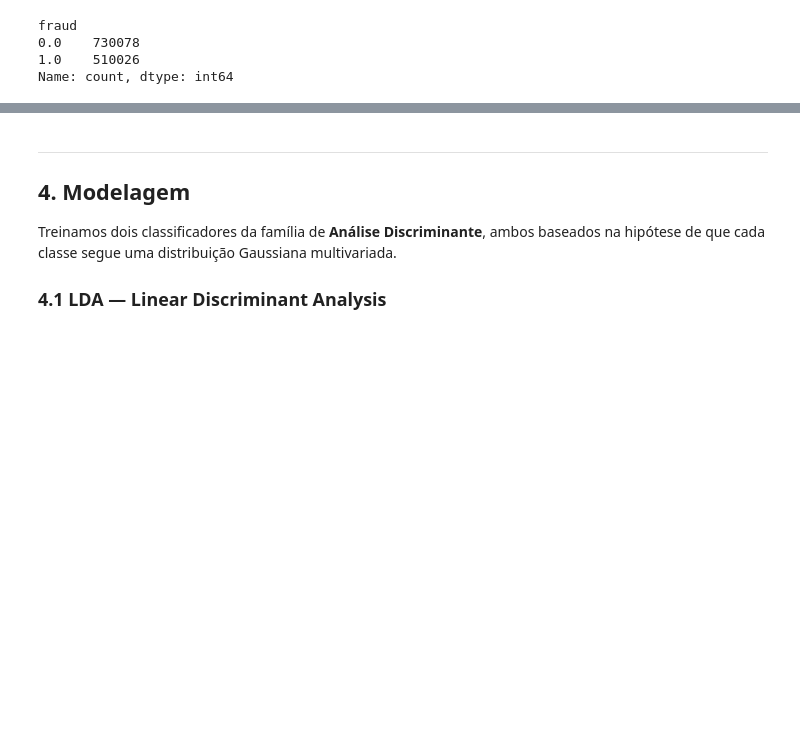
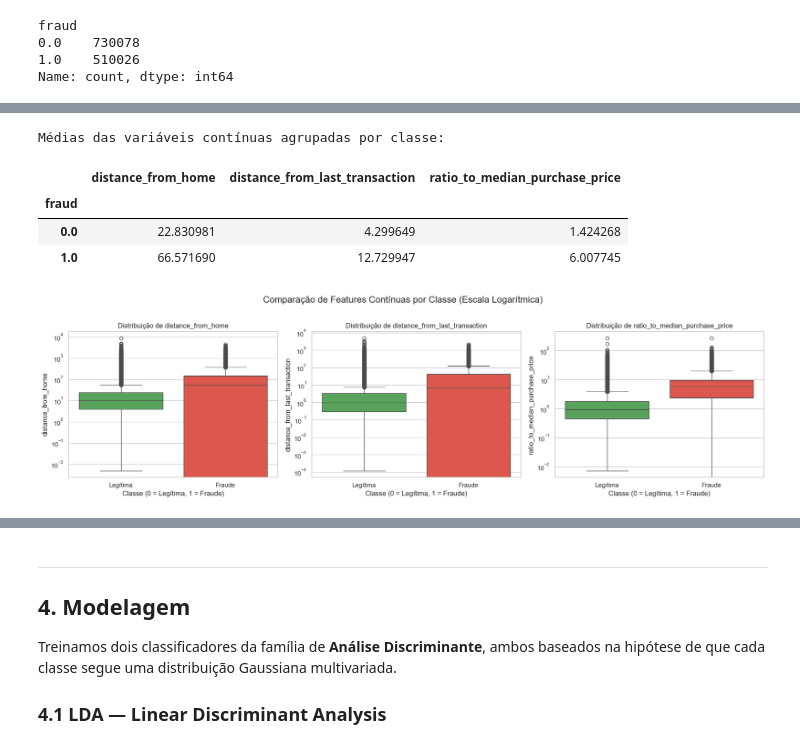
Before and after one commit to zezedp/IML2026_PROJETO, a Jupyter notebook: Projeto.ipynb, the cells around one changed output, grey strips where cells are left out. Saved outputs shown, nothing was run; the diff lists cells and outputs as text; code cells hidden in the pictures; blank space fills up the shorter version.

```diff
--- a/Projeto.ipynb
+++ b/Projeto.ipynb
@@ -283,0 +313,25 @@ Name: count, dtype: int64
+# %%
+# Médias das variáveis contínuas por classe
+print("Médias das variáveis contínuas agrupadas por classe:")
+display(df_balanceado_train.groupby('fraud')[COLUNAS_CONTINUAS].mean())
+
+# Boxplots comparativos das features contínuas
+fig, axes = plt.subplots(1, 3, figsize=(18, 5))
+for i, col in enumerate(COLUNAS_CONTINUAS):
+    sns.boxplot(ax=axes[i], x='fraud', y=col, data=df_balanceado_train, hue='fraud', palette=['#4CAF50', '#F44336'], legend=False)
+    axes[i].set_title(f'Distribuição de {col}', fontsize=12)
+    axes[i].set_xlabel('Classe (0 = Legítima, 1 = Fraude)')
+    axes[i].set_yscale('log')  # Escala logarítmica para lidar com outliers
+    axes[i].set_xticks([0, 1])
+    axes[i].set_xticklabels(['Legítima', 'Fraude'])
+
+plt.suptitle('Comparação de Features Contínuas por Classe (Escala Logarítmica)', fontsize=16, y=1.02)
+plt.tight_layout()
+plt.show()
+# %% [output]
+Médias das variáveis contínuas agrupadas por classe:
+|  | distance_from_home | distance_from_last_transaction | ratio_to_median_purchase_price |
+| fraud |  |  |  |
+| 0.0 | 22.830981 | 4.299649 | 1.424268 |
+| 1.0 | 66.571690 | 12.729947 | 6.007745 |
+[figure, added]
```
Also changed, not shown: parts of 9 cells of this notebook.
